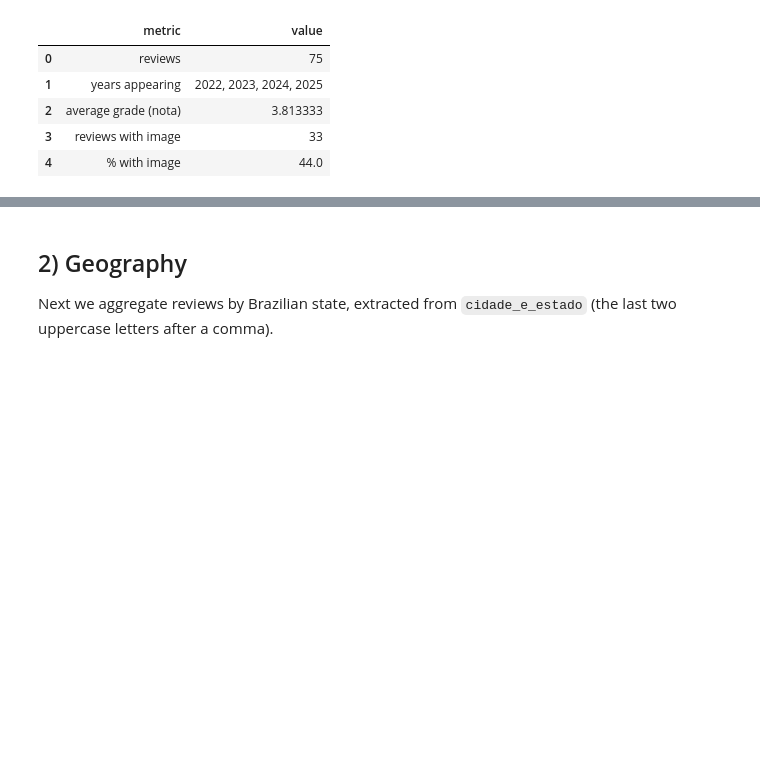
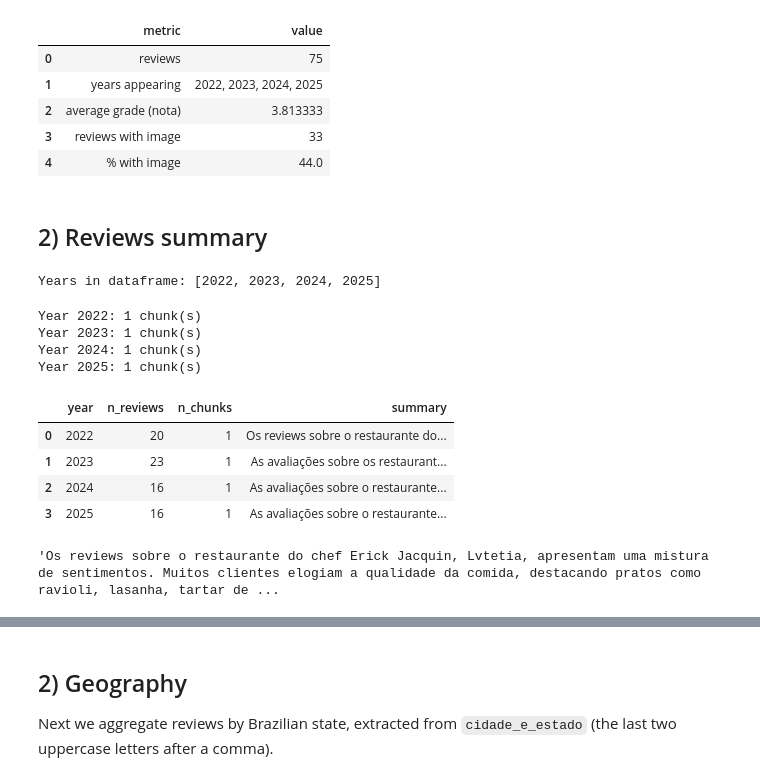
Before and after one commit to ayrtondenner/RestaurantReviewer, a Jupyter notebook: analysis.ipynb, the cells around one changed output, grey strips where cells are left out. Drawn from its saved outputs; the diff is of its cells as text; code cells hidden in the pictures; blank space fills up the shorter version.

Commit message:
Added review summaries

```diff
--- a/analysis.ipynb
+++ b/analysis.ipynb
@@ -236,3 +236,5 @@ display(summary)
 | 2 | average grade (nota) | 3.813333 |
 | 3 | reviews with image | 33 |
 | 4 | % with image | 44.0 |
+# %% [markdown]
+## 2) Reviews summary
@@ -238,0 +305,6 @@ display(summary)
+# %%
+# Years present in the dataset
+years_in_df = sorted(pd.to_numeric(df["year"], errors="coerce").dropna().astype(int).unique().tolist())
+print("Years in dataframe:", years_in_df)
+# %% [output]
+Years in dataframe: [2022, 2023, 2024, 2025]
@@ -238,0 +332,37 @@ display(summary)
+# %%
+# Per-year summaries
+year_rows = []
+year_series = pd.to_numeric(df["year"], errors="coerce").astype("Int64")
+
+for y in years_in_df:
+    mask = year_series == y
+    year_reviews = _clean_reviews(df.loc[mask, "review"])
+    year_summary, n_chunks = _summarize_reviews_list(year_reviews)
+
+    print(f"Year {y}: {n_chunks} chunk(s)")
+
+    year_rows.append(
+        {
+            "year": y,
+            "n_reviews": len(year_reviews),
+            "n_chunks": n_chunks,
+            "summary": year_summary,
+        }
+    )
+
+year_summaries = pd.DataFrame(year_rows)
+display(year_summaries)
+# %% [output]
+Year 2022: 1 chunk(s)
+Year 2023: 1 chunk(s)
+Year 2024: 1 chunk(s)
+Year 2025: 1 chunk(s)
+|  | year | n_reviews | n_chunks | summary |
+| 0 | 2022 | 20 | 1 | Os reviews sobre o restaurante do... |
+| 1 | 2023 | 23 | 1 | As avaliações sobre os restaurant... |
+| 2 | 2024 | 16 | 1 | As avaliações sobre o restaurante... |
+| 3 | 2025 | 16 | 1 | As avaliações sobre o restaurante... |
+# %%
+year_summaries.loc[year_summaries["year"] == 2022, "summary"].values[0]
+# %% [output]
+'Os reviews sobre o restaurante do chef Erick Jacquin, Lvtetia, apresentam uma mistura de sentimentos. Muitos clientes elogiam a qualidade da comida, destacando pratos como ravioli, lasanha, tartar de ...
```
Also changed, not shown: parts of 4 cells of this notebook, 2 other files.
